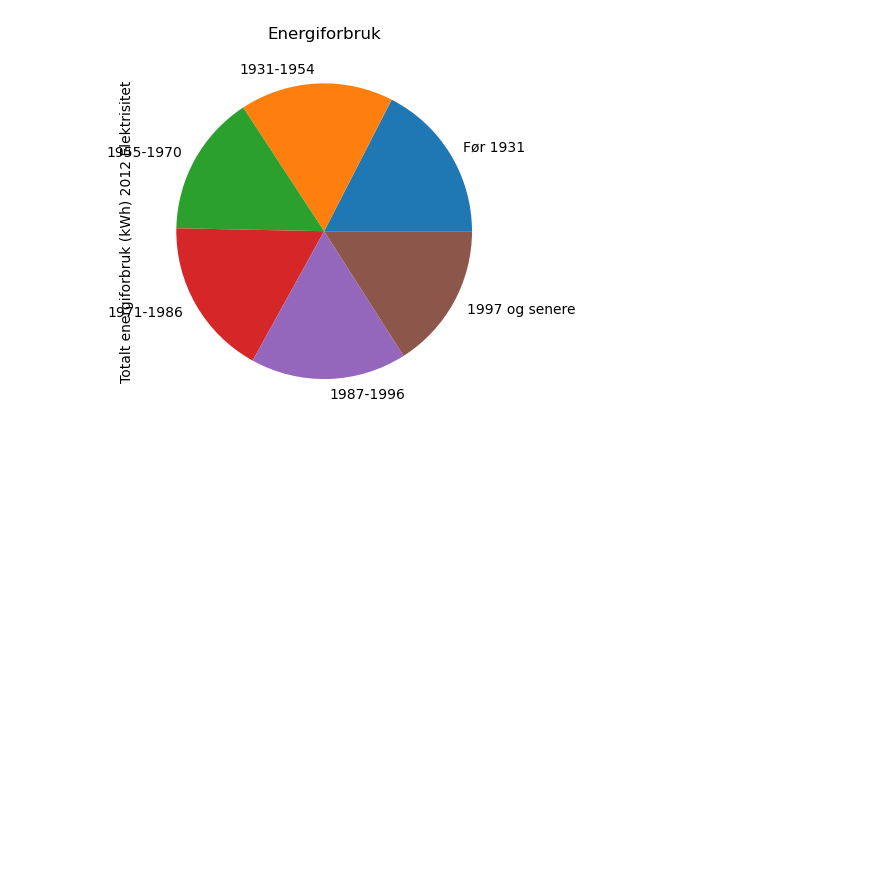
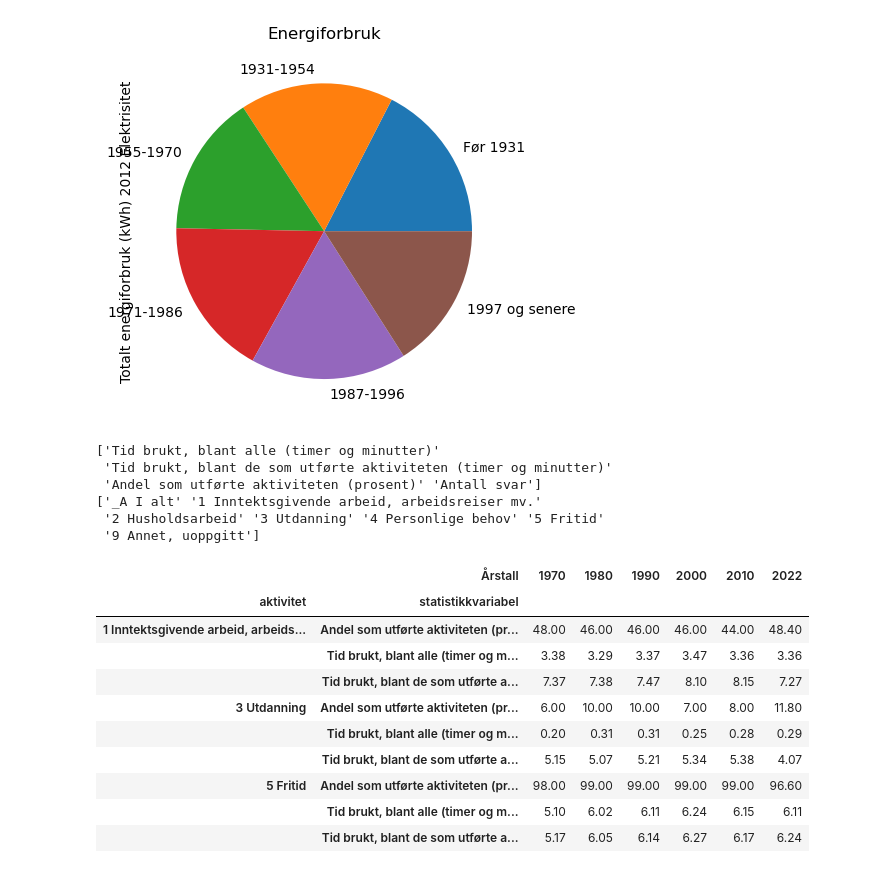
Before and after one commit to jonasjul/IIRA2001H24, a Jupyter notebook: 10-Avansert-Pandas-API-requests/SSB-drodling-JH.ipynb, the cells around one changed output. Cells and saved outputs as stored; diff of their text form; code cells hidden in the pictures; blank space fills up the shorter version.

```diff
--- a/10-Avansert-Pandas-API-requests/SSB-drodling-JH.ipynb
+++ b/10-Avansert-Pandas-API-requests/SSB-drodling-JH.ipynb
@@ -2,6 +2,8 @@
 import pandas as pd
 import numpy as np
 import matplotlib.pyplot as plt
+
+SSBENC = "ISO-8859-1"
 
 df = pd.read_csv("elektristet_bygning.csv", encoding="ISO-8859-1", sep=";", header=1)
 
@@ -17,3 +19,42 @@ df
 | 4 | 1987-1996 | 16539 |
 | 5 | 1997 og senere | 15470 |
 [figure]
+# %%
+dft = pd.read_csv("tidsbrukundersokelse.csv", encoding=SSBENC, sep="\t")
+print(dft["statistikkvariabel"].unique())
+print(dft["aktivitet"].unique())
+
+dft = dft.replace("..", np.nan)
+
+dft = dft.melt(id_vars=["statistikkvariabel", "aktivitet", "kjønn", "alder"], var_name="Årstall", value_name="antall")
+
+dft = dft.astype({"antall": "float64"})
+dft["Årstall"] = pd.PeriodIndex(dft["Årstall"], freq="Y")
+
+dft = dft.query("alder == '16-74 år'")
+aktiviteter = ['1 Inntektsgivende arbeid, arbeidsreiser mv.','3 Utdanning','5 Fritid']
+
+dft = dft.query("aktivitet in @aktiviteter")
+dft = dft.query("kjønn == 'Begge kjønn'")
+dft = dft.drop(columns=["kjønn", "alder"])
+dft = dft.pivot(index=["aktivitet","statistikkvariabel"], columns="Årstall", values="antall")
+
+dft.dropna(axis=0)
+# %% [output]
+['Tid brukt, blant alle (timer og minutter)'
+ 'Tid brukt, blant de som utførte aktiviteten (timer og minutter)'
+ 'Andel som utførte aktiviteten (prosent)' 'Antall svar']
+['_A I alt' '1 Inntektsgivende arbeid, arbeidsreiser mv.'
+ '2 Husholdsarbeid' '3 Utdanning' '4 Personlige behov' '5 Fritid'
+ '9 Annet, uoppgitt']
+|  | Årstall | 1970 | 1980 | 1990 | 2000 | 2010 | 2022 |
+| aktivitet | statistikkvariabel |  |  |  |  |  |  |
+| 1 Inntektsgivende arbeid, arbeids... | Andel som utførte aktiviteten (pr... | 48.00 | 46.00 | 46.00 | 46.00 | 44.00 | 48.40 |
+|  | Tid brukt, blant alle (timer og m... | 3.38 | 3.29 | 3.37 | 3.47 | 3.36 | 3.36 |
+|  | Tid brukt, blant de som utførte a... | 7.37 | 7.38 | 7.47 | 8.10 | 8.15 | 7.27 |
+| 3 Utdanning | Andel som utførte aktiviteten (pr... | 6.00 | 10.00 | 10.00 | 7.00 | 8.00 | 11.80 |
+|  | Tid brukt, blant alle (timer og m... | 0.20 | 0.31 | 0.31 | 0.25 | 0.28 | 0.29 |
+|  | Tid brukt, blant de som utførte a... | 5.15 | 5.07 | 5.21 | 5.34 | 5.38 | 4.07 |
+| 5 Fritid | Andel som utførte aktiviteten (pr... | 98.00 | 99.00 | 99.00 | 99.00 | 99.00 | 96.60 |
+|  | Tid brukt, blant alle (timer og m... | 5.10 | 6.02 | 6.11 | 6.24 | 6.15 | 6.11 |
+|  | Tid brukt, blant de som utførte a... | 5.17 | 6.05 | 6.14 | 6.27 | 6.17 | 6.24 |
```
